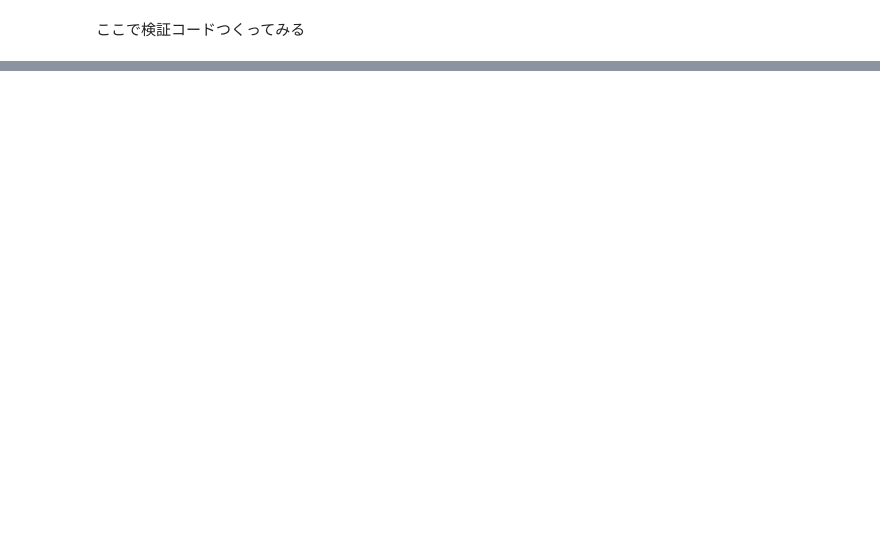
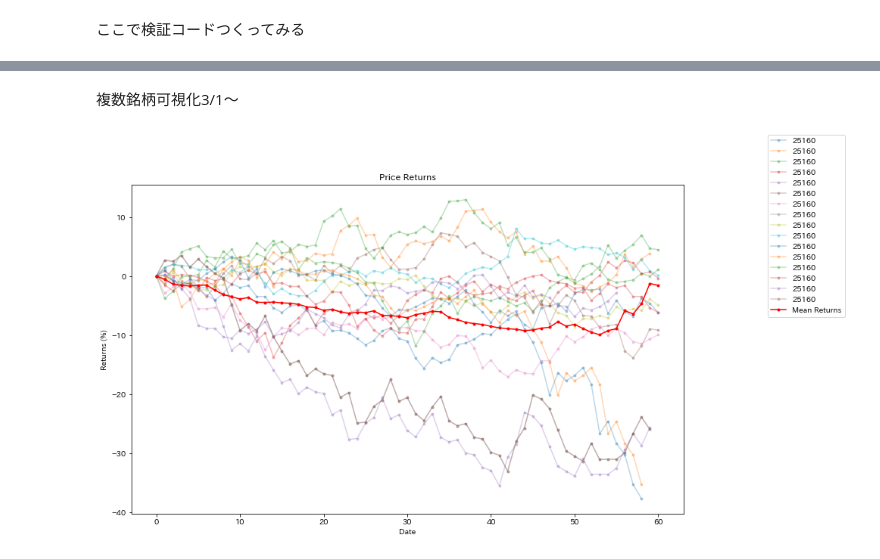
Before and after one commit to ryota1215/stock_tools, a Jupyter notebook: notebook/ipo_inspection.ipynb, the cells around one changed output, grey strips where cells are left out. Drawn from its saved outputs; the diff is of its cells as text; code cells hidden in the pictures; blank space fills up the shorter version.

```diff
--- a/notebook/ipo_inspection.ipynb
+++ b/notebook/ipo_inspection.ipynb
@@ -242,0 +430,3 @@ np.mean(np.mean(mothers_oc_change_downflag_list,axis=0))
+# %%
+from visualization import visualization as vi
+vi = vi()
@@ -242,0 +454,10 @@ np.mean(np.mean(mothers_oc_change_downflag_list,axis=0))
+# %%
+for code in dict_target_change_ipo.keys():
+    print(code)
+    # strftimeで文字列型に変換して、int()関数で変換
+    start = dict_target_change_ipo[code][2].strftime('%Y%m%d')
+    end = dict_target_change_ipo[code][3].strftime('%Y%m%d')
+    vi.pairchart(dict_target_change_ipo[code][0],dict_target_change_ipo[code][1],start,end,indexing=True)
+    # df確認用　下2行
+    # print(dict_target_change_ipo[code][0])
+    # print(dict_target_change_ipo[code][1])
@@ -242,0 +622,10 @@ np.mean(np.mean(mothers_oc_change_downflag_list,axis=0))
+# %%
+for code in dict_target_change_ipo.keys():
+    print(code)
+    # strftimeで文字列型に変換して、int()関数で変換
+    start = dict_target_change_ipo[code][2].strftime('%Y%m%d')
+    end = dict_target_change_ipo[code][3].strftime('%Y%m%d')
+    vi.pairchart(dict_target_change_ipo[code][0],dict_target_change_ipo[code][1],start,end,indexing=True,corr=True,corr_span=5)
+    # df確認用　下2行
+    # print(dict_target_change_ipo[code][0])
+    # print(dict_target_change_ipo[code][1])
@@ -242,0 +649,8 @@ np.mean(np.mean(mothers_oc_change_downflag_list,axis=0))
+# %% [markdown]
+複数銘柄可視化3/1～
+# %%
+# is_plot_mean
+df_list = [dict_target_change_ipo[code][0] for code in dict_target_change_ipo.keys()]
+vi.multiplot_matplotlib(df_list, day_period=60, is_plot_mean=True, is_plot_mean_alpha=0.3, log_y=False, log_y_base=10, log_y_linthresh=10.0)  # 複数のチャートを表示する
+# %% [output]
+[figure, added]
```
Also changed, not shown: parts of 47 cells of this notebook, 1 other file.
